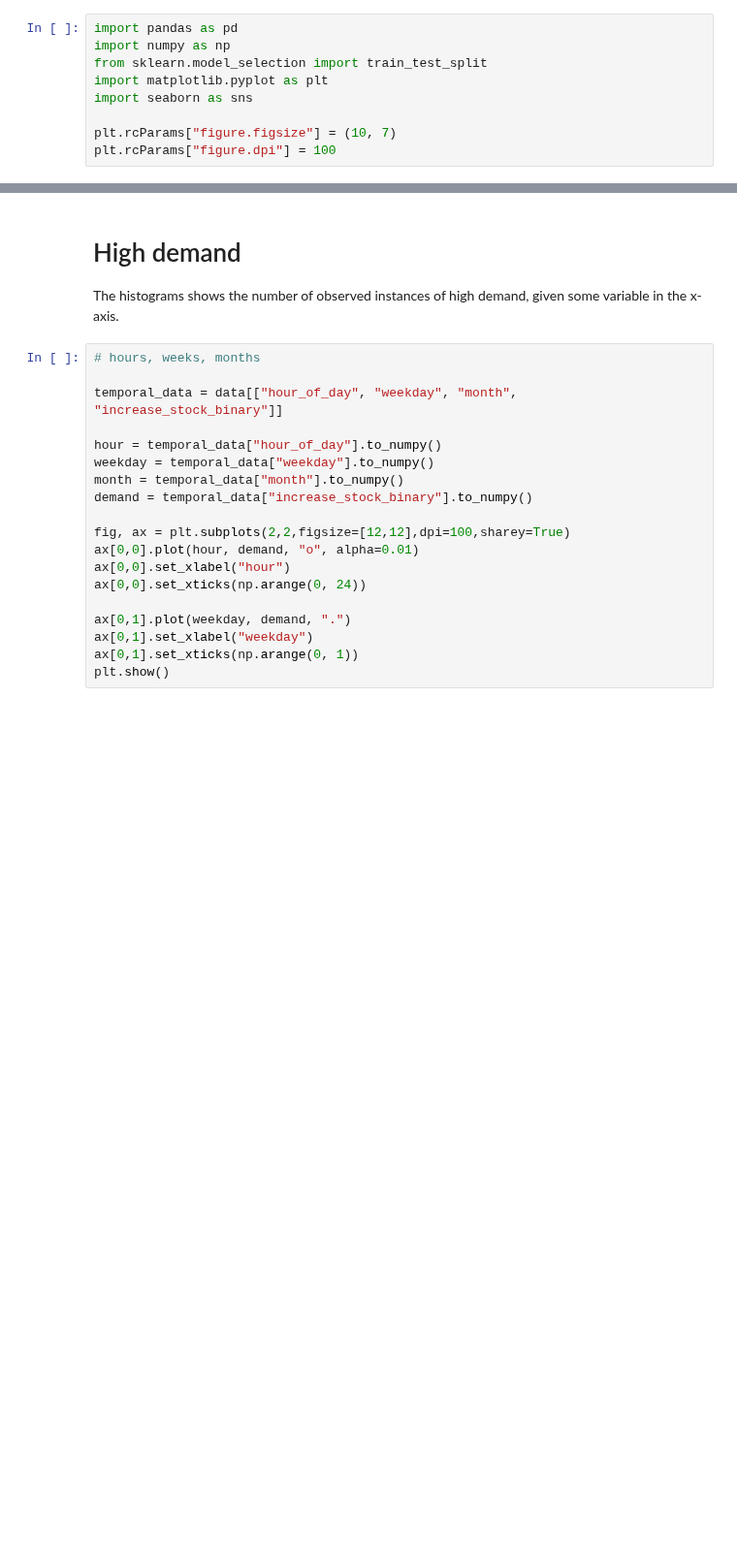
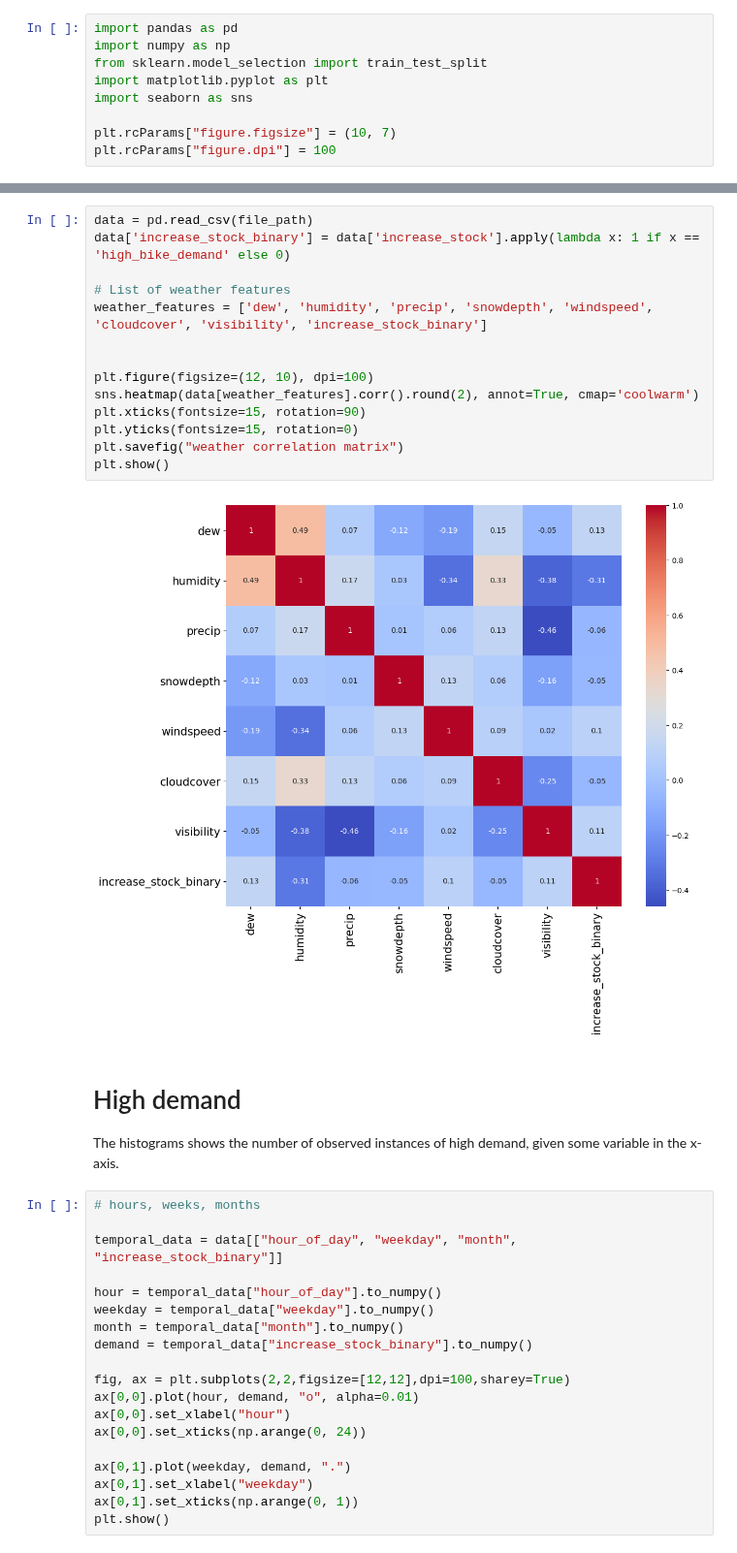
Before and after one commit to SunAndClouds/SML-Project, a Jupyter notebook: Exploratory Data Analysis.ipynb, the cells around one changed output, grey strips where cells are left out. Shown at 97% size. Cells and saved outputs as stored; diff of their text form; blank space fills up the shorter version.

```diff
--- a/Exploratory Data Analysis.ipynb
+++ b/Exploratory Data Analysis.ipynb
@@ -25,3 +79,19 @@ data.head()
+# %%
+data = pd.read_csv(file_path)
+data['increase_stock_binary'] = data['increase_stock'].apply(lambda x: 1 if x == 'high_bike_demand' else 0)
+
+# List of weather features
+weather_features = ['dew', 'humidity', 'precip', 'snowdepth', 'windspeed', 'cloudcover', 'visibility', 'increase_stock_binary']
+
+
+plt.figure(figsize=(12, 10), dpi=100)
+sns.heatmap(data[weather_features].corr().round(2), annot=True, cmap='coolwarm')
+plt.xticks(fontsize=15, rotation=90)
+plt.yticks(fontsize=15, rotation=0)
+plt.savefig("weather correlation matrix")
+plt.show()
+# %% [output]
+[figure, added]
 # %% [markdown]
 # High demand
 The histograms shows the number of observed instances of high demand, given some variable in the x-axis.
```
Also changed, not shown: parts of 3 cells of this notebook, 1 other file.
